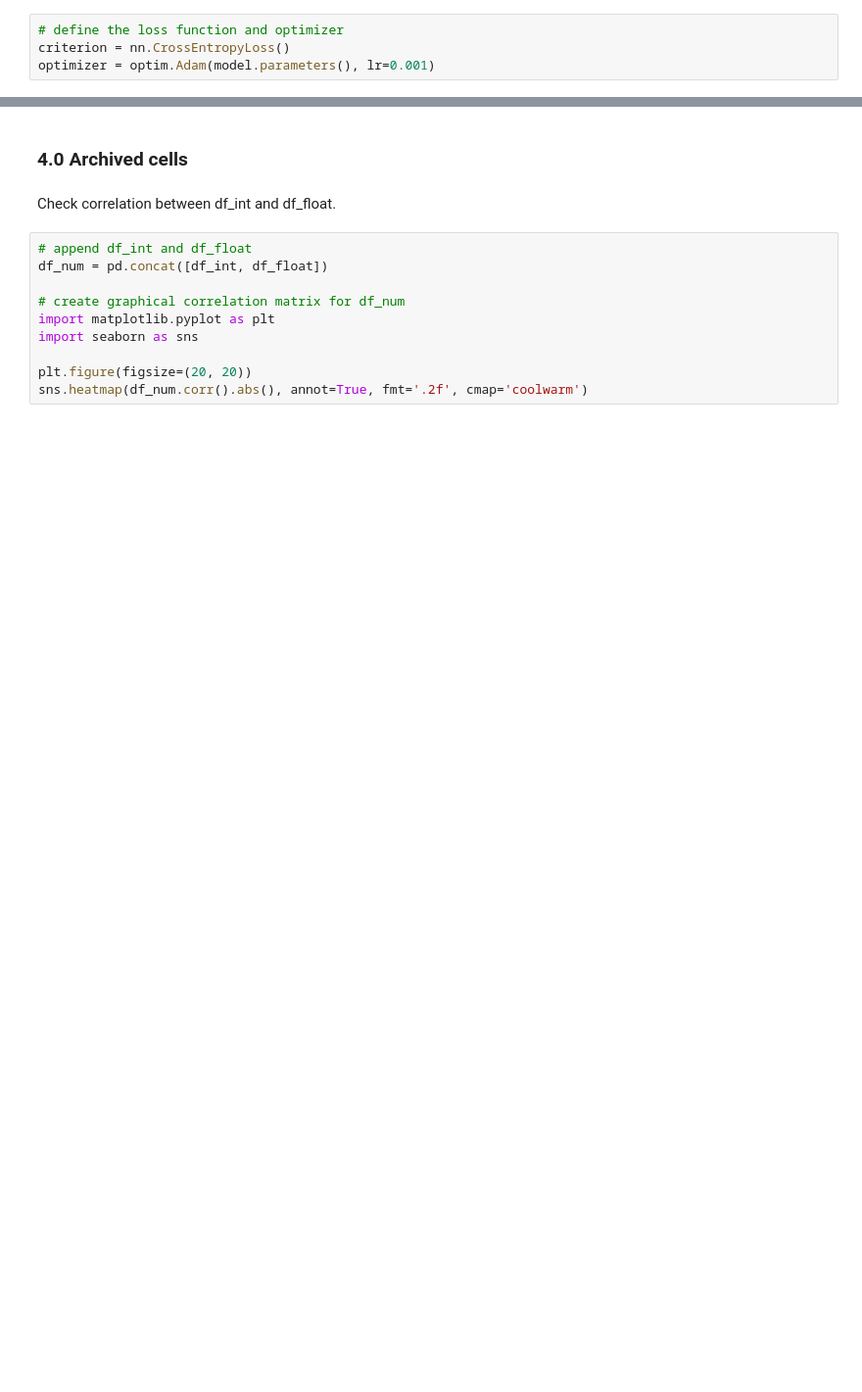
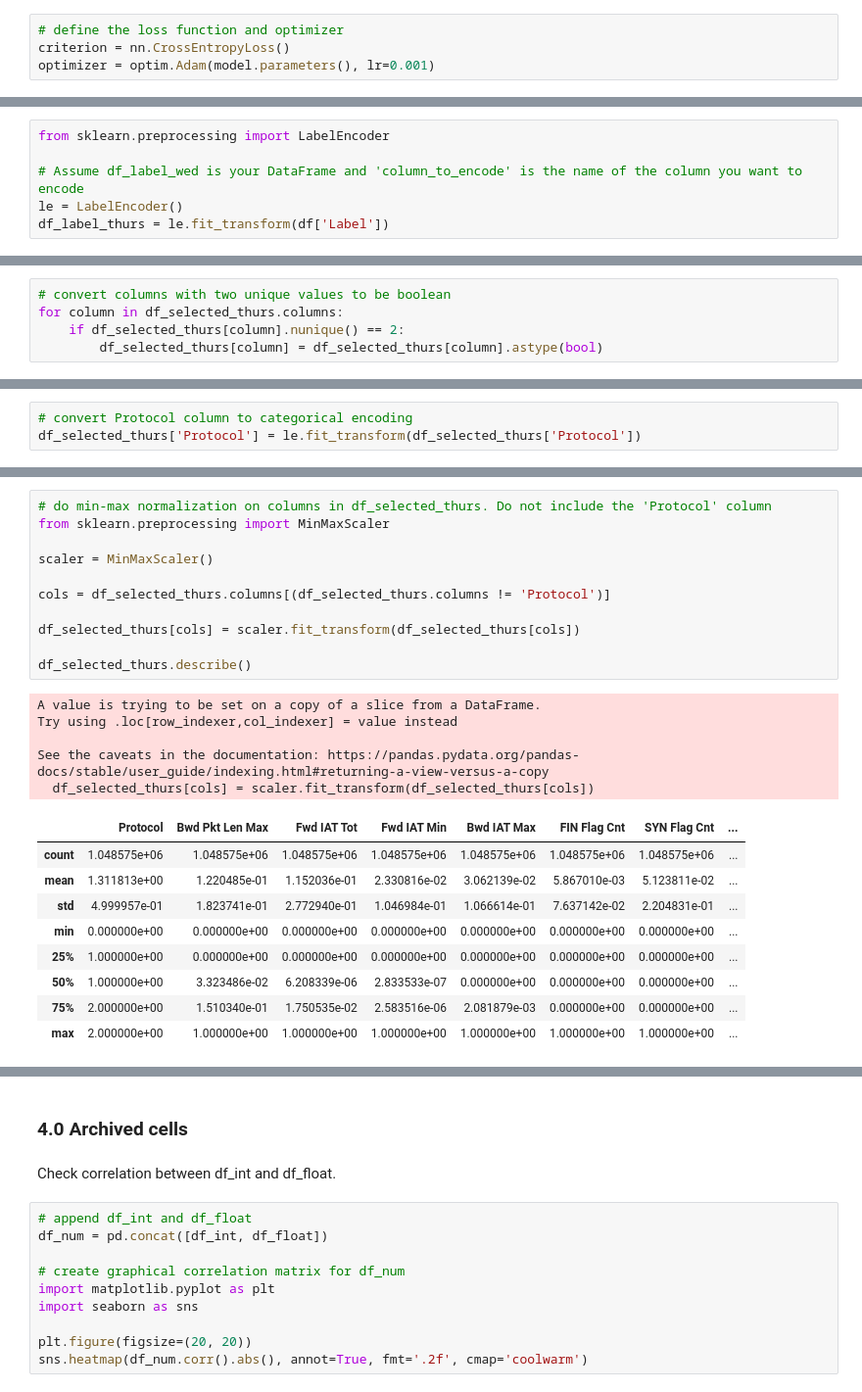
Before and after one commit to timmanik/cyberdefense-dataset-analysis, a Jupyter notebook: cyber-defense-notebook.ipynb, the cells around one changed output, grey strips where cells are left out. Shown: that part at 98% size. Cells and saved outputs as stored; diff of their text form; blank space fills up the shorter version.

```diff
--- a/cyber-defense-notebook.ipynb
+++ b/cyber-defense-notebook.ipynb
@@ -698,0 +1029,6 @@ Accuracy: 0.9895
+# %%
+from sklearn.preprocessing import LabelEncoder
+
+# Assume df_label_wed is your DataFrame and 'column_to_encode' is the name of the column you want to encode
+le = LabelEncoder()
+df_label_thurs = le.fit_transform(df['Label'])
@@ -698,0 +1094,5 @@ Accuracy: 0.9895
+# %%
+# convert columns with two unique values to be boolean
+for column in df_selected_thurs.columns:
+    if df_selected_thurs[column].nunique() == 2:
+        df_selected_thurs[column] = df_selected_thurs[column].astype(bool)
@@ -698,0 +1117,3 @@ Accuracy: 0.9895
+# %%
+# convert Protocol column to categorical encoding
+df_selected_thurs['Protocol'] = le.fit_transform(df_selected_thurs['Protocol'])
@@ -698,0 +1139,26 @@ Accuracy: 0.9895
+# %%
+# do min-max normalization on columns in df_selected_thurs. Do not include the 'Protocol' column
+from sklearn.preprocessing import MinMaxScaler
+
+scaler = MinMaxScaler()
+
+cols = df_selected_thurs.columns[(df_selected_thurs.columns != 'Protocol')]
+
+df_selected_thurs[cols] = scaler.fit_transform(df_selected_thurs[cols])
+
+df_selected_thurs.describe()
+# %% [output]
+A value is trying to be set on a copy of a slice from a DataFrame.
+Try using .loc[row_indexer,col_indexer] = value instead
+
+See the caveats in the documentation: https://pandas.pydata.org/pandas-docs/stable/user_guide/indexing.html#returning-a-view-versus-a-copy
+  df_selected_thurs[cols] = scaler.fit_transform(df_selected_thurs[cols])
+|  | Protocol | Bwd Pkt Len Max | Fwd IAT Tot | Fwd IAT Min | Bwd IAT Max | FIN Flag Cnt | SYN Flag Cnt | ... |
+| count | 1.048575e+06 | 1.048575e+06 | 1.048575e+06 | 1.048575e+06 | 1.048575e+06 | 1.048575e+06 | 1.048575e+06 | ... |
+| mean | 1.311813e+00 | 1.220485e-01 | 1.152036e-01 | 2.330816e-02 | 3.062139e-02 | 5.867010e-03 | 5.123811e-02 | ... |
+| std | 4.999957e-01 | 1.823741e-01 | 2.772940e-01 | 1.046984e-01 | 1.066614e-01 | 7.637142e-02 | 2.204831e-01 | ... |
+| min | 0.000000e+00 | 0.000000e+00 | 0.000000e+00 | 0.000000e+00 | 0.000000e+00 | 0.000000e+00 | 0.000000e+00 | ... |
+| 25% | 1.000000e+00 | 0.000000e+00 | 0.000000e+00 | 0.000000e+00 | 0.000000e+00 | 0.000000e+00 | 0.000000e+00 | ... |
+| 50% | 1.000000e+00 | 3.323486e-02 | 6.208339e-06 | 2.833533e-07 | 0.000000e+00 | 0.000000e+00 | 0.000000e+00 | ... |
+| 75% | 2.000000e+00 | 1.510340e-01 | 1.750535e-02 | 2.583516e-06 | 2.081879e-03 | 0.000000e+00 | 0.000000e+00 | ... |
+| max | 2.000000e+00 | 1.000000e+00 | 1.000000e+00 | 1.000000e+00 | 1.000000e+00 | 1.000000e+00 | 1.000000e+00 | ... |
```
Also changed, not shown: parts of 84 cells of this notebook, 4 other files.
